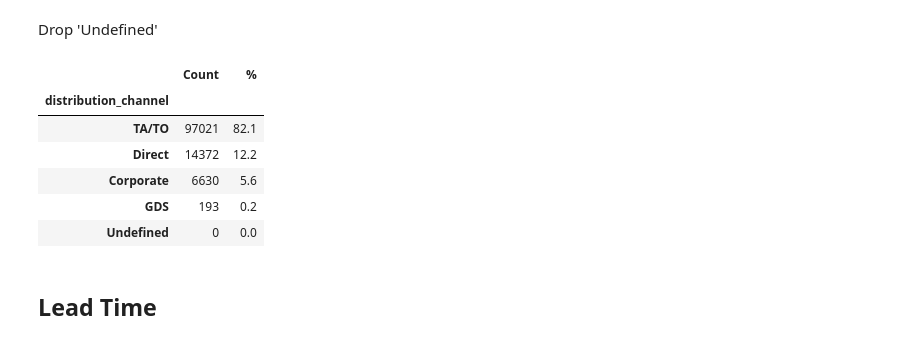
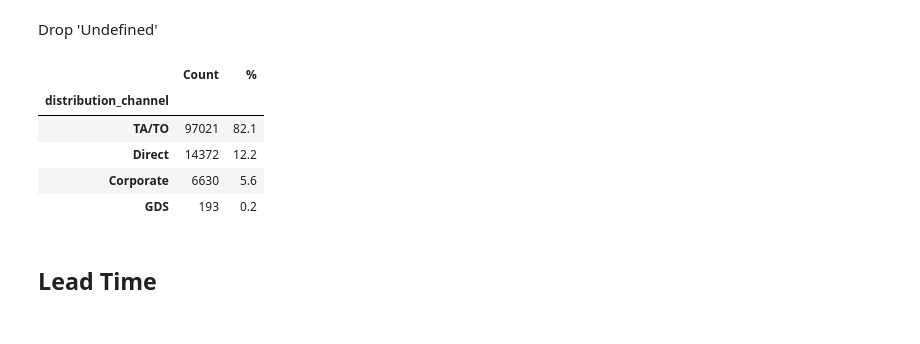
Before and after one commit to lowrycode/hotel-bookings, a Jupyter notebook: jupyter_notebooks/02_eda_and_cleaning.ipynb, the cells around one changed output. Cells and saved outputs as stored; diff of their text form; code cells hidden in the pictures.

```diff
--- a/jupyter_notebooks/02_eda_and_cleaning.ipynb
+++ b/jupyter_notebooks/02_eda_and_cleaning.ipynb
@@ -186,6 +186,9 @@ Drop 'Undefined'
 condition = (df['meal'] == 'Undefined')
 df = df[~condition]
 
+# Remove 'Undefined' as a category
+df['meal'] = df['meal'].cat.remove_categories(['Undefined'])
+
 # Check values have been dropped
 summary = value_counts_and_percentages(df, ['meal'])
 summary
@@ -222,6 +224,9 @@ Drop 'Undefined'
 condition = (df['market_segment'] == 'Undefined')
 df = df[~condition]
 
+# Remove 'Undefined' as a category
+df['market_segment'] = df['market_segment'].cat.remove_categories(['Undefined'])
+
 # Check values have been dropped
 summary = value_counts_and_percentages(df, ['market_segment'])
 summary
@@ -256,19 +260,21 @@ Drop 'Undefined'
 # %%
 # Drop rows with values of 'Undefined'
 condition = (df['distribution_channel'] == 'Undefined')
 df = df[~condition]
 
+# Remove 'Undefined' as a category
+df['distribution_channel'] = df['distribution_channel'].cat.remove_categories(['Undefined'])
+
 # Check values have been dropped
 summary = value_counts_and_percentages(df, ['distribution_channel'])
 summary
 # %% [output]
 |  | Count | % |
 | distribution_channel |  |  |
 | TA/TO | 97021 | 82.1 |
 | Direct | 14372 | 12.2 |
 | Corporate | 6630 | 5.6 |
 | GDS | 193 | 0.2 |
-| Undefined | 0 | 0.0 |
 # %% [markdown]
 ## Lead Time
 # %% [markdown]
```
Also changed, not shown: parts of 56 cells of this notebook.
